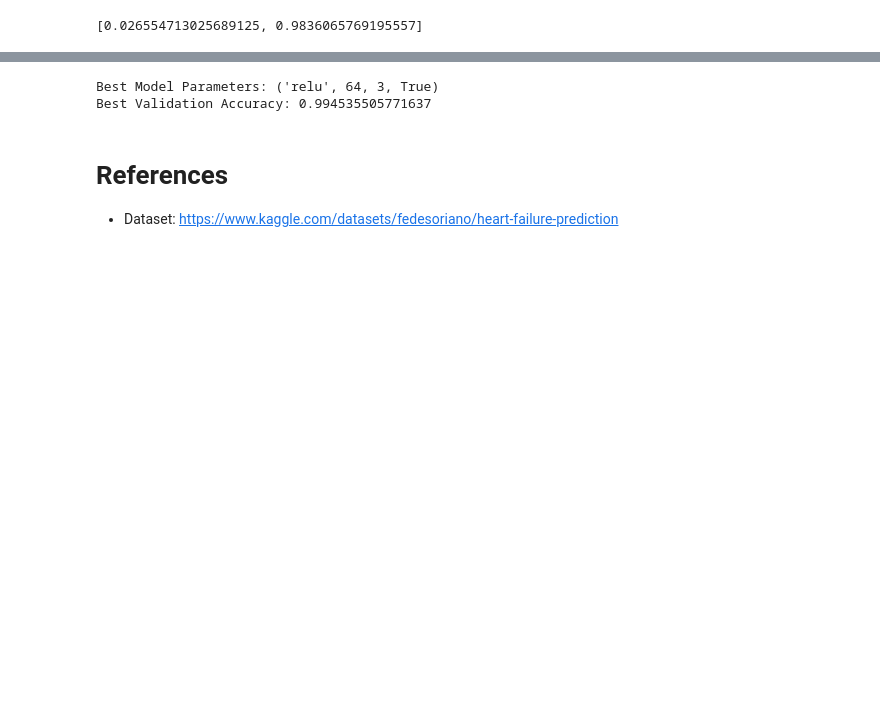
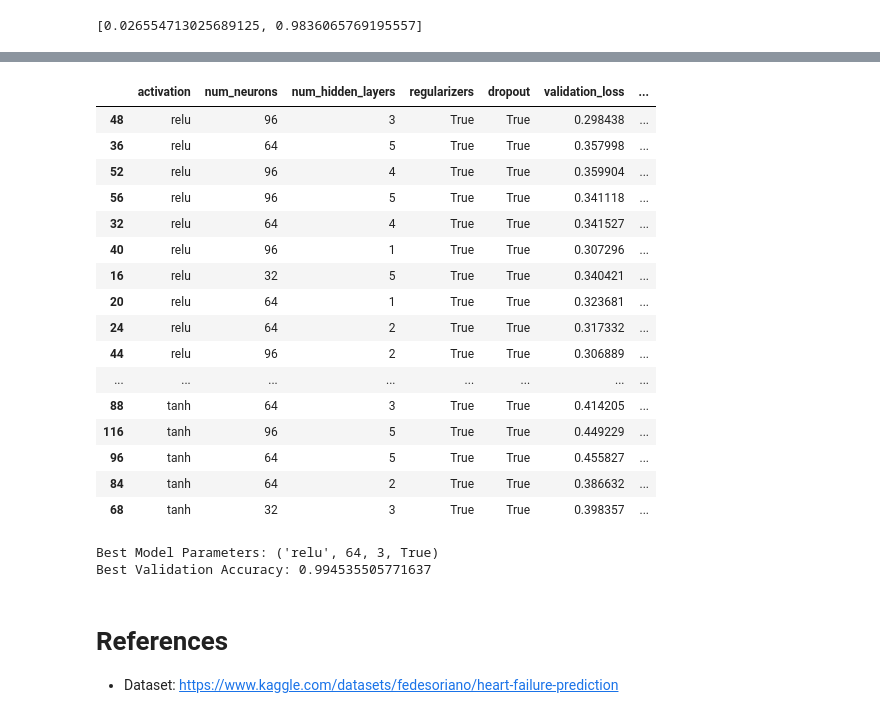
Before and after one commit to quantum-insights/DSM150_NN, a Jupyter notebook: cw1/cw1.ipynb, the cells around one changed output, grey strips where cells are left out. Saved outputs shown, nothing was run; the diff lists cells and outputs as text; code cells hidden in the pictures; blank space fills up the shorter version.

```diff
--- a/cw1/cw1.ipynb
+++ b/cw1/cw1.ipynb
@@ -1116,3 +1135,23 @@ Model with Activation: tanh, Neurons: 96, Hidden Layers: 5, Regularizers: False
+# %%
+df_results[(df_results['dropout'] == True)&(df_results['regularizers']== True)].sort_values('validation_accuracy', ascending= False)
+# %% [output]
+|  | activation | num_neurons | num_hidden_layers | regularizers | dropout | validation_loss | ... |
+| 48 | relu | 96 | 3 | True | True | 0.298438 | ... |
+| 36 | relu | 64 | 5 | True | True | 0.357998 | ... |
+| 52 | relu | 96 | 4 | True | True | 0.359904 | ... |
+| 56 | relu | 96 | 5 | True | True | 0.341118 | ... |
+| 32 | relu | 64 | 4 | True | True | 0.341527 | ... |
+| 40 | relu | 96 | 1 | True | True | 0.307296 | ... |
+| 16 | relu | 32 | 5 | True | True | 0.340421 | ... |
+| 20 | relu | 64 | 1 | True | True | 0.323681 | ... |
+| 24 | relu | 64 | 2 | True | True | 0.317332 | ... |
+| 44 | relu | 96 | 2 | True | True | 0.306889 | ... |
+| ... | ... | ... | ... | ... | ... | ... | ... |
+| 88 | tanh | 64 | 3 | True | True | 0.414205 | ... |
+| 116 | tanh | 96 | 5 | True | True | 0.449229 | ... |
+| 96 | tanh | 64 | 5 | True | True | 0.455827 | ... |
+| 84 | tanh | 64 | 2 | True | True | 0.386632 | ... |
+| 68 | tanh | 32 | 3 | True | True | 0.398357 | ... |
 # %%
 best_model_params = None
 best_val_accuracy = -1  # Start with a low accuracy score
```
Also changed, not shown: parts of 6 cells of this notebook.
